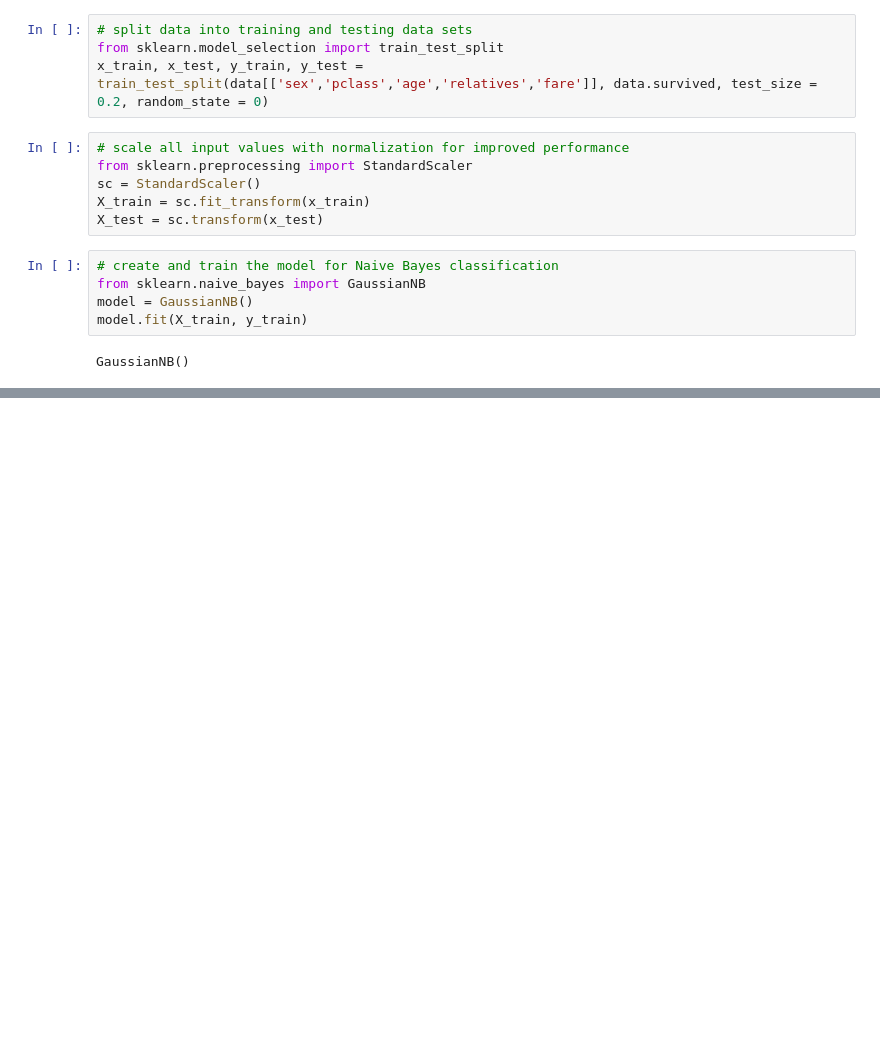
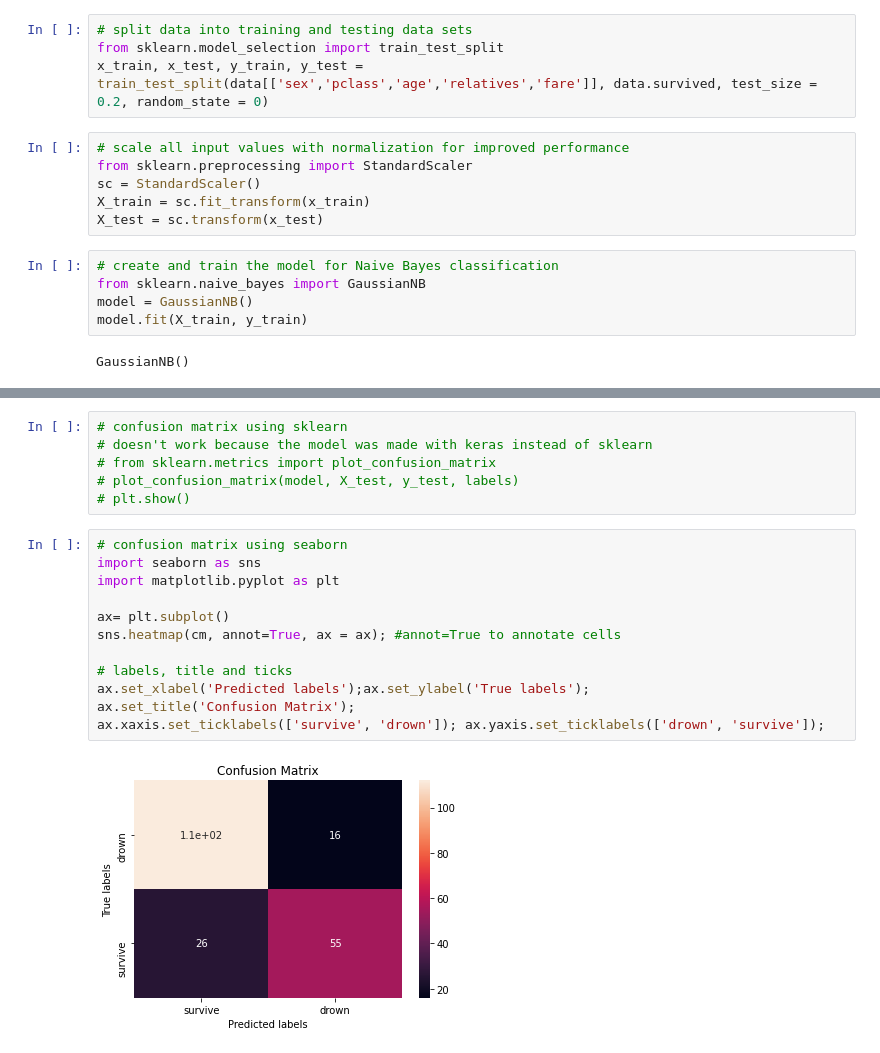
Before and after one commit to danst3in/VSCode_DSci, a Jupyter notebook: hello.ipynb, the cells around one changed output, grey strips where cells are left out. Cells and saved outputs as stored; diff of their text form; blank space fills up the shorter version.

```diff
--- a/hello.ipynb
+++ b/hello.ipynb
@@ -76,0 +171,20 @@ GaussianNB()
+# %%
+# confusion matrix using sklearn
+# doesn't work because the model was made with keras instead of sklearn
+# from sklearn.metrics import plot_confusion_matrix
+# plot_confusion_matrix(model, X_test, y_test, labels)
+# plt.show()
+# %%
+# confusion matrix using seaborn
+import seaborn as sns
+import matplotlib.pyplot as plt
+
+ax= plt.subplot()
+sns.heatmap(cm, annot=True, ax = ax); #annot=True to annotate cells
+
+# labels, title and ticks
+ax.set_xlabel('Predicted labels');ax.set_ylabel('True labels');
+ax.set_title('Confusion Matrix');
+ax.xaxis.set_ticklabels(['survive', 'drown']); ax.yaxis.set_ticklabels(['drown', 'survive']);
+# %% [output]
+[figure, added]
```
Also changed, not shown: parts of 7 cells of this notebook.
